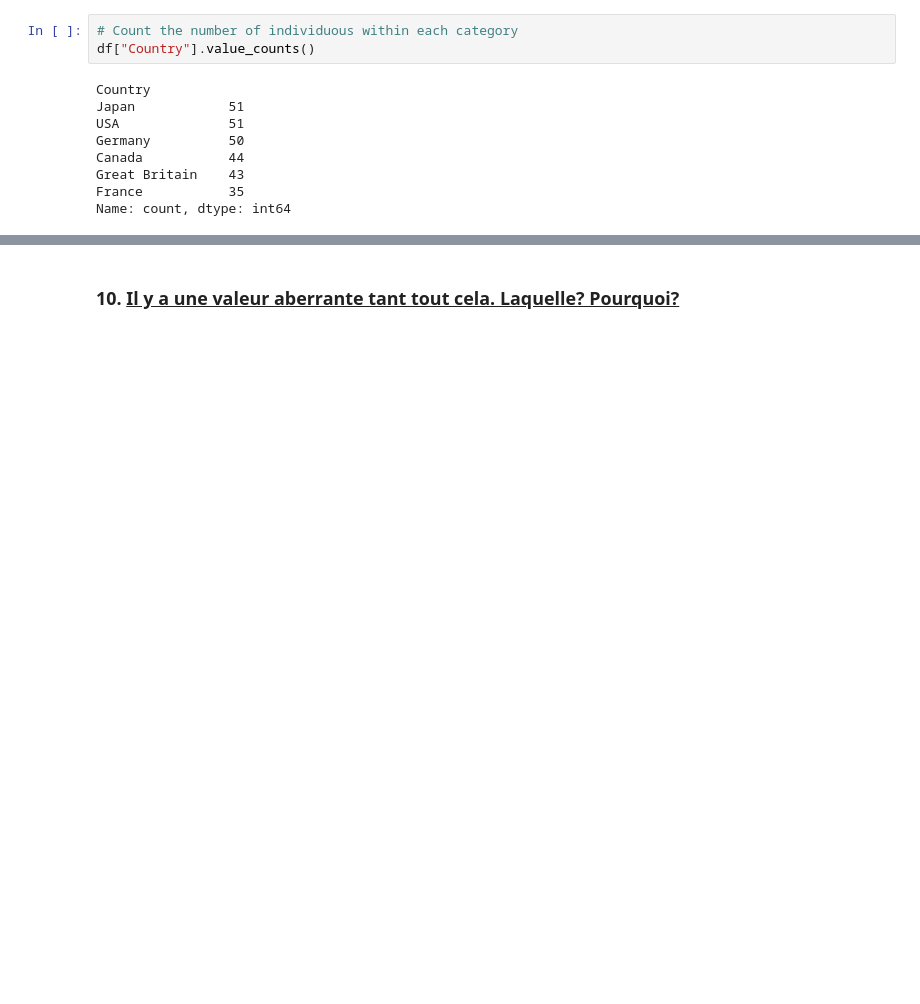
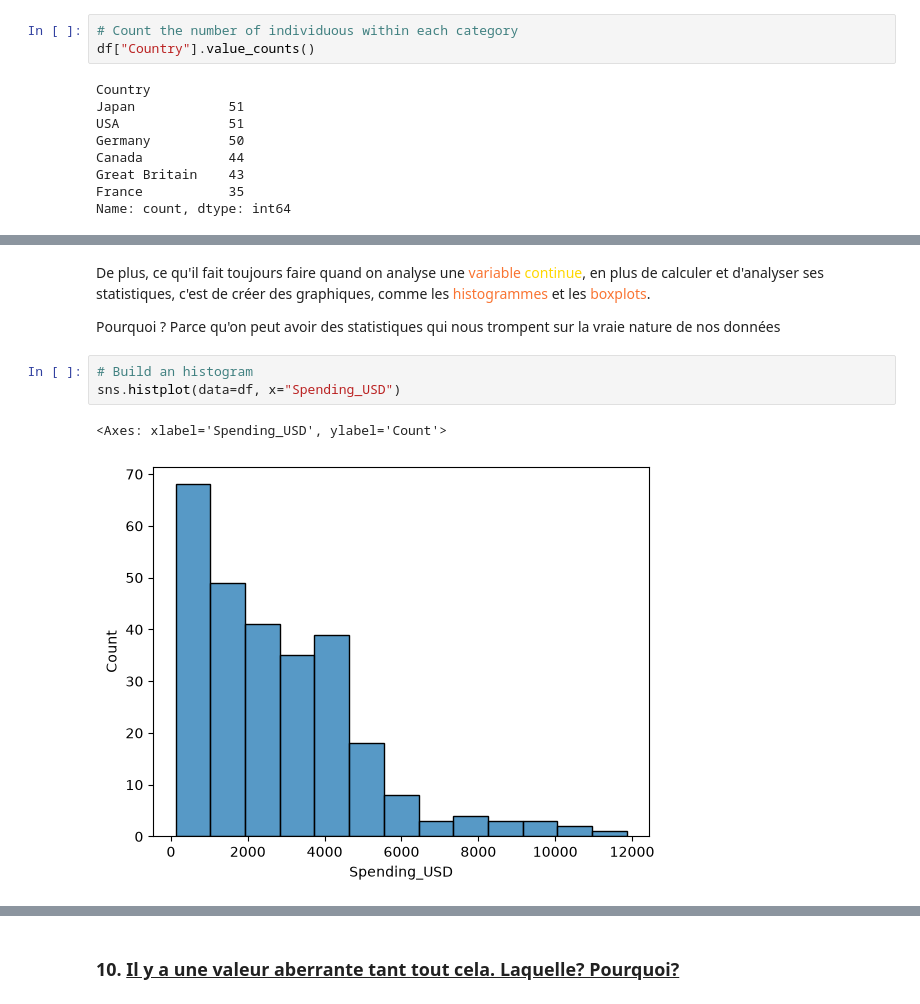
Before and after one commit to JDVegas/AI-Practical_ML-PRO, a Jupyter notebook: 01_Pilier_de_lIA/Methodologie_IA/1_BA-BA_Analyse_de_donnees/1_MEPratique_Exo1_Correction.ipynb, the cells around one changed output, grey strips where cells are left out. Cells and saved outputs as stored; diff of their text form; blank space fills up the shorter version.

```diff
--- a/01_Pilier_de_lIA/Methodologie_IA/1_BA-BA_Analyse_de_donnees/1_MEPratique_Exo1_Correction.ipynb
+++ b/01_Pilier_de_lIA/Methodologie_IA/1_BA-BA_Analyse_de_donnees/1_MEPratique_Exo1_Correction.ipynb
@@ -279,0 +212,10 @@ Comme toujours, ces valeurs sont à mettre en perspective avec le conxte poitico
+# %% [markdown]
+De plus, ce qu'il fait toujours faire quand on analyse une <span style="color:rgb(249, 116, 50)">variable</span> <span style="color:rgb(255, 215, 0)">continue</span>, en plus de calculer et d'analyser ses statistiques, c'est de créer des graphiques, comme les <span style="color:rgb(249, 116, 50)">histogrammes</span> et les <span style="color:rgb(249, 116, 50)">boxplots</span>.
+
+Pourquoi ? Parce qu'on peut avoir des statistiques qui nous trompent sur la vraie nature de nos données
+# %%
+# Build an histogram
+sns.histplot(data=df, x="Spending_USD")
+# %% [output]
+<Axes: xlabel='Spending_USD', ylabel='Count'>
+[figure, added]
```
Also changed, not shown: parts of 60 cells of this notebook.
